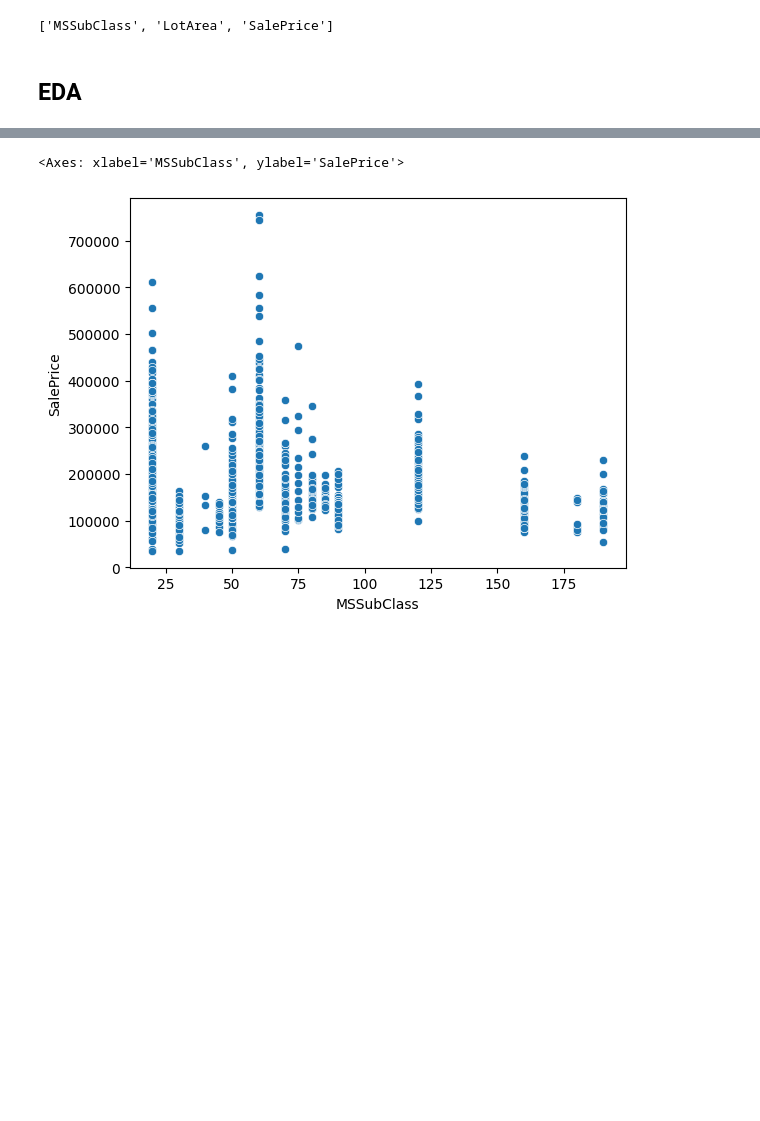
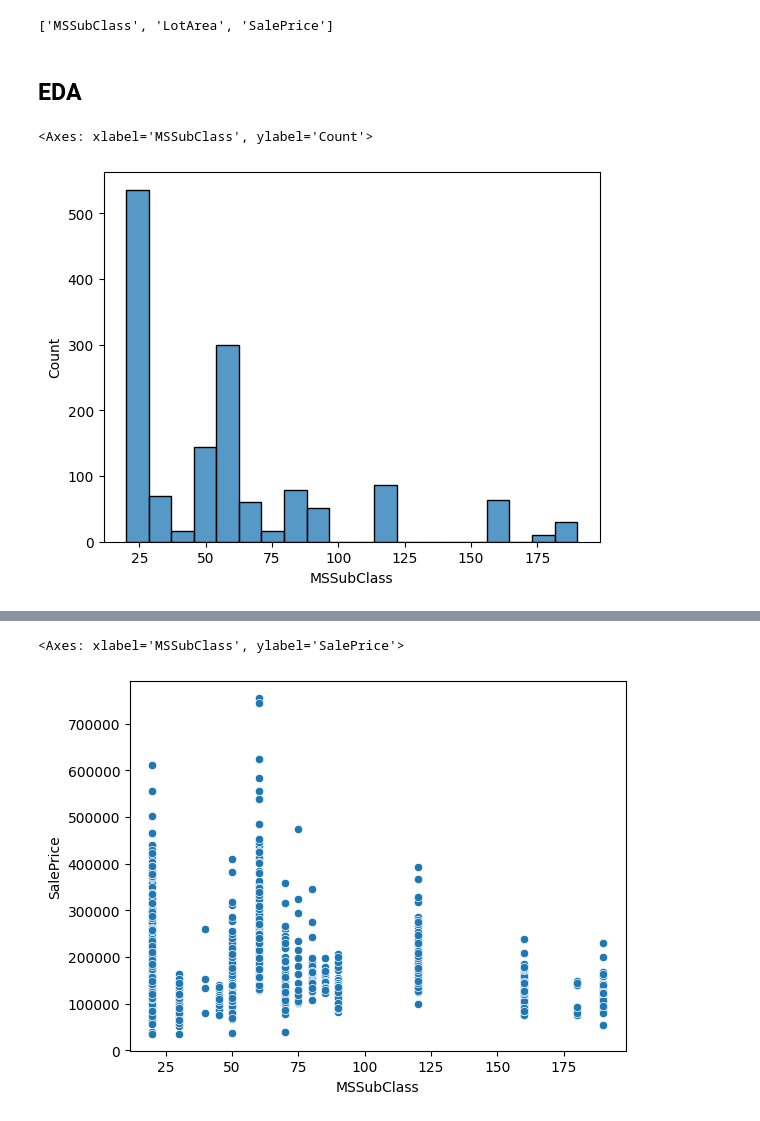
Before and after one commit to phenixMaster/HousePrice, a Jupyter notebook: house-price-analysis-and-modeling-python.ipynb, the cells around one changed output, grey strips where cells are left out. Saved outputs shown, nothing was run; the diff lists cells and outputs as text; code cells hidden in the pictures; blank space fills up the shorter version.

```diff
--- a/house-price-analysis-and-modeling-python.ipynb
+++ b/house-price-analysis-and-modeling-python.ipynb
@@ -266,3 +269,10 @@ house_data4.select_dtypes("number").columns.tolist()
 ['MSSubClass', 'LotArea', 'SalePrice']
 # %% [markdown]
 ## EDA
+# %%
+# histogram MSSubClass
+sn.histplot(data = house_data4,
+            x = "MSSubClass")
+# %% [output]
+<Axes: xlabel='MSSubClass', ylabel='Count'>
+[figure, added]
```
Also changed, not shown: parts of 12 cells of this notebook.
